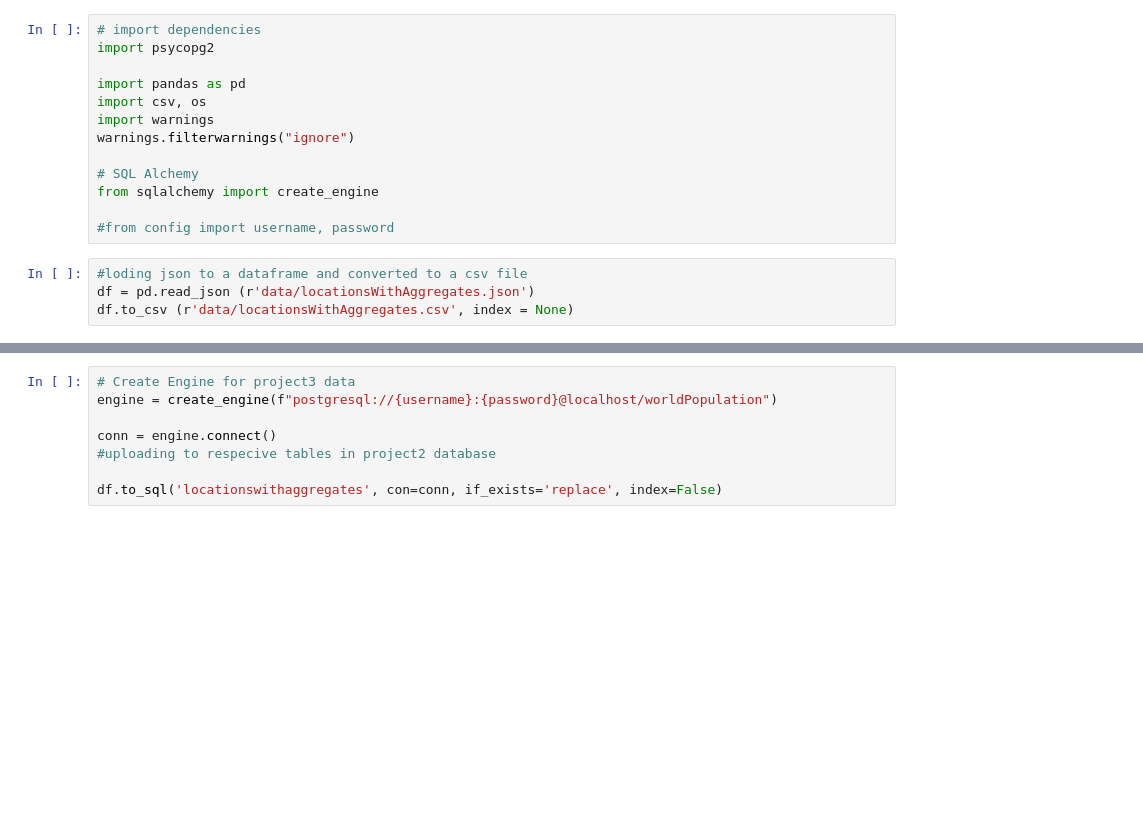
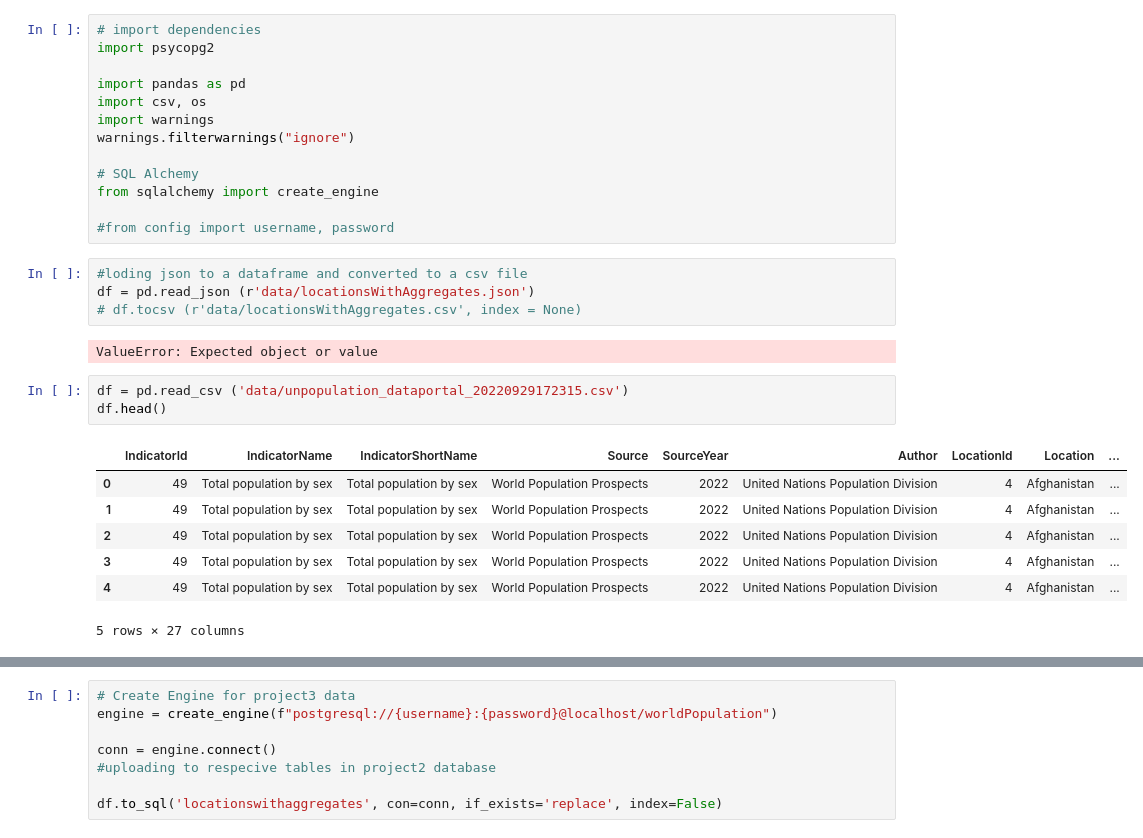
Before and after one commit to JLCessaty/DataTheExplorer, a Jupyter notebook: worldPopulation.ipynb, the cells around one changed output, grey strips where cells are left out. Cells and saved outputs as stored; diff of their text form; blank space fills up the shorter version.

```diff
--- a/worldPopulation.ipynb
+++ b/worldPopulation.ipynb
@@ -14,4 +14,17 @@ from sqlalchemy import create_engine
 # %%
 #loding json to a dataframe and converted to a csv file
 df = pd.read_json (r'data/locationsWithAggregates.json')
-df.to_csv (r'data/locationsWithAggregates.csv', index = None)
+# df.tocsv (r'data/locationsWithAggregates.csv', index = None)
+# %% [output]
+ValueError: Expected object or value
+# %%
+df = pd.read_csv ('data/unpopulation_dataportal_20220929172315.csv')
+df.head()
+# %% [output]
+|  | IndicatorId | IndicatorName | IndicatorShortName | Source | SourceYear | Author | LocationId | Location | ... |
+| 0 | 49 | Total population by sex | Total population by sex | World Population Prospects | 2022 | United Nations Population Division | 4 | Afghanistan | ... |
+| 1 | 49 | Total population by sex | Total population by sex | World Population Prospects | 2022 | United Nations Population Division | 4 | Afghanistan | ... |
+| 2 | 49 | Total population by sex | Total population by sex | World Population Prospects | 2022 | United Nations Population Division | 4 | Afghanistan | ... |
+| 3 | 49 | Total population by sex | Total population by sex | World Population Prospects | 2022 | United Nations Population Division | 4 | Afghanistan | ... |
+| 4 | 49 | Total population by sex | Total population by sex | World Population Prospects | 2022 | United Nations Population Division | 4 | Afghanistan | ... |
+5 rows × 27 columns
```
Also changed, not shown: parts of 5 cells of this notebook.
